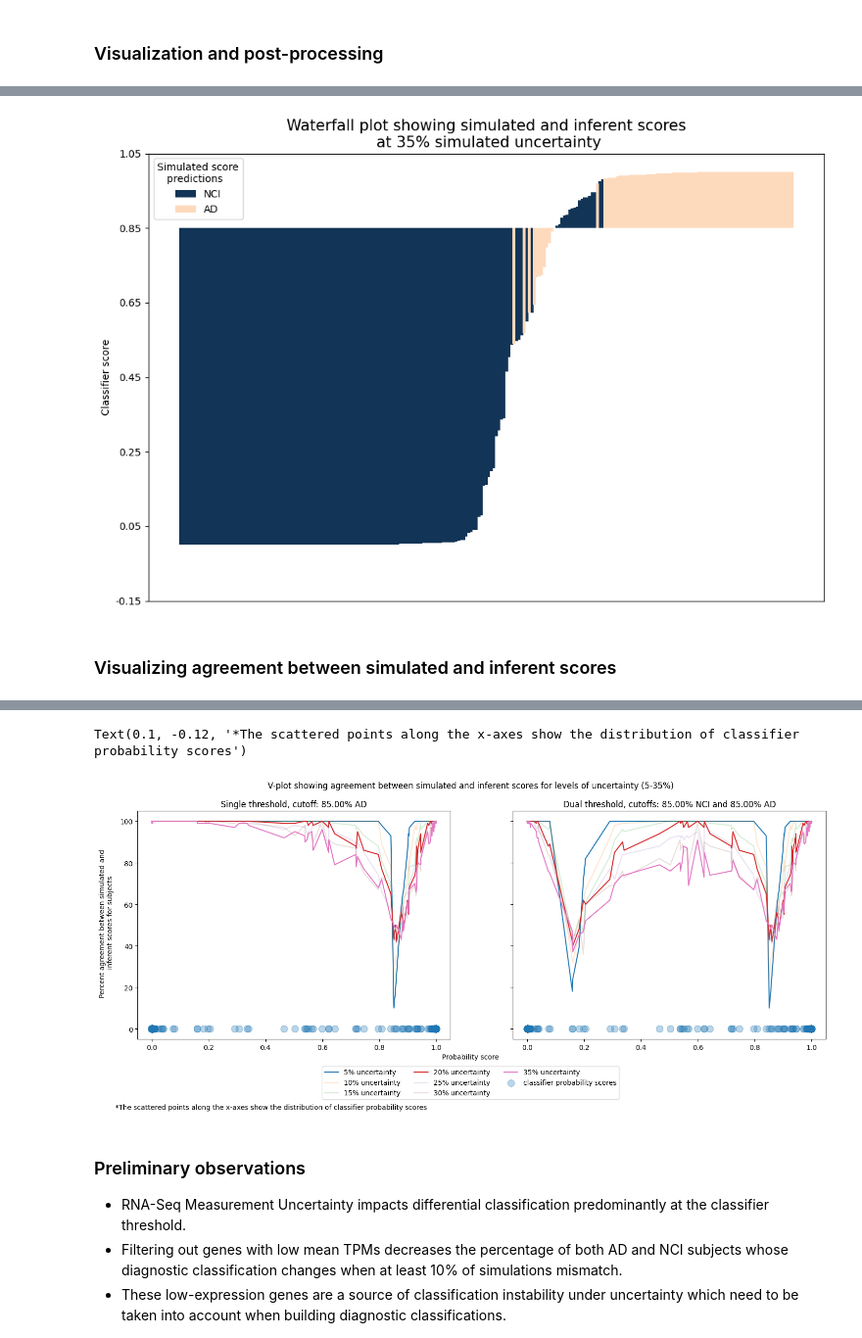
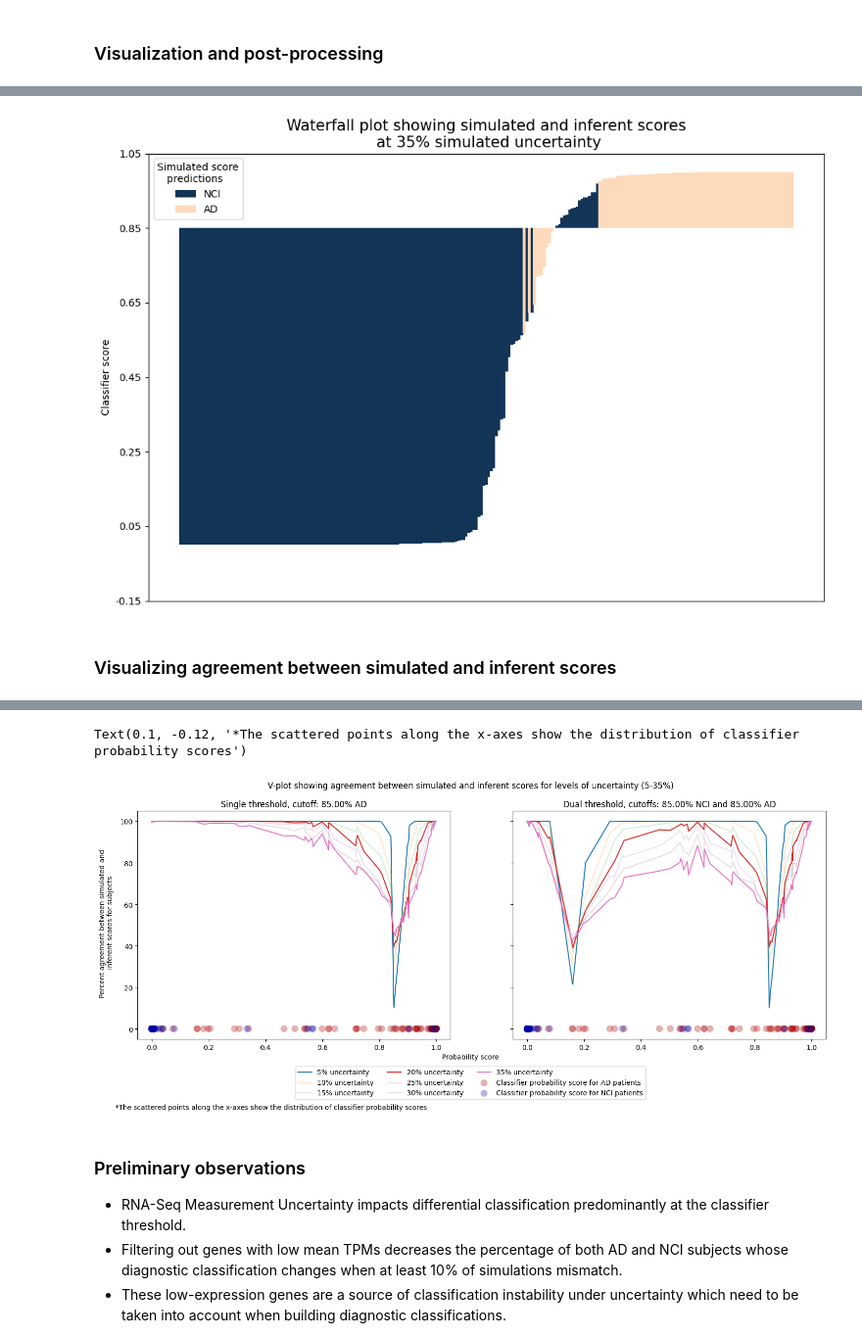
Before and after one commit to Translational-HDPM/T-HDPM_uncertainty_analysis, a Jupyter notebook: notebooks/uncertainty_analysis_adjusted_sd.ipynb, the cells around one changed output, grey strips where cells are left out. Shown at 98% size. Drawn from its saved outputs; the diff is of its cells as text; code cells hidden in the pictures.

Commit message:
Color subjects by diagnosis in V-plot

```diff
--- a/notebooks/uncertainty_analysis_adjusted_sd.ipynb
+++ b/notebooks/uncertainty_analysis_adjusted_sd.ipynb
@@ -115,7 +115,7 @@ mean_TPM = 10   # When we filter genes for analysis with a reduced feature set,
 single_thres = 0.85    # Classifier threshold above which we consider a subject to be in AD category
 dual_thres_low, dual_thres_high = 0.15, 0.85    # Cut-points for categories (in order) NCI, intermediate, AD
 # %%
-n_samples = 100   # Number of Monte Carlo samples to simulate for each subject
+n_samples = 1000   # Number of Monte Carlo samples to simulate for each subject
 uncertainties = list(range(5, 40, 5))   # Maximum percentage of noise/uncertainty to simulate. (aka coefficient of variation)
 # %%
 np.random.seed(seed)
@@ -409,7 +409,7 @@ generate_waterfall_plot(
     legend_title="Simulated score\n   predictions",
 )
 # %% [output]
-[figure, old version]
+[figure, new version]
 # %% [markdown]
 ### Visualizing agreement between simulated and inferent scores
 # %% [markdown]
@@ -443,75 +443,100 @@ dual_thres_subj_wise_disagreement = calculate_subject_wise_disagreement(
     n_samples=n_samples,
 )
 # %%
+ad_probs = gt_probs[pathos[pathos["Disease"] == "AD"].index]
+nci_probs = gt_probs[pathos[pathos["Disease"] == "NCI"].index]
+
 fig, axs = plt.subplots(nrows=1, ncols=2, sharex=True, sharey=True, figsize=(18, 6))
 plt.subplot(121)
 plot_v_plot(
     single_thres_subj_wise_agreement,
     gt_probs,
     uncertainties,
-    f"Single threshold, cutoff: {single_thres*100:.2f}% AD",
+    f"Single threshold, cutoff: {single_thres * 100:.2f}% AD",
     False,
     False,
 )
 plt.scatter(
-    gt_probs,
-    np.ones_like(gt_probs) * 0.01,
+    ad_probs,
+    np.ones_like(ad_probs) * 0.01,
     marker="o",
-    label="classifier probability scores",
+    label="Classifier probability score for AD patients",
+    c="#aa0000",
     alpha=0.3,
     s=100,
+    edgecolors="none"
 )
-
+plt.scatter(
+    nci_probs,
+    np.ones_like(nci_probs) * 0.01,
+    marker="o",
+    label="Classifier probability score for NCI patients",
+    c="#0000aa",
+    alpha=0.3,
+    s=100,
+    edgecolors="none"
+)
 plt.subplot(122)
 plot_v_plot(
     dual_thres_subj_wise_agreement,
     gt_probs,
     uncertainties,
-    f"Dual threshold, cutoffs: {(1-dual_thres_low)*100:.2f}% NCI and {dual_thres_high*100:.2f}% AD",
+    f"Dual threshold, cutoffs: {(1 - dual_thres_low) * 100:.2f}% NCI and {dual_thres_high * 100:.2f}% AD",
     False,
     False,
 )
-
 plt.scatter(
-    gt_probs,
-    np.ones_like(gt_probs) * 0.01,
+    ad_probs,
+    np.ones_like(ad_probs) * 0.01,
     marker="o",
-    label="classifier probability scores",
+    label="Classifier probability score for AD patients",
+    c="#aa0000",
     alpha=0.3,
     s=100,
+    edgecolors="none"
+)
+plt.scatter(
+    nci_probs,
+    np.ones_like(nci_probs) * 0.01,
+    marker="o",
+    label="Classifier probability score for NCI patients",
+    c="#0000aa",
+    alpha=0.3,
+    s=100,
+    edgecolors="none"
 )
 
 leg_handles, leg_labels = plt.gca().get_legend_handles_labels()
 fig.legend(
     leg_handles,
     leg_labels,
     loc="upper center",
     bbox_to_anchor=(0.5, 0.03),
     ncol=len(uncertainties) // 2,
 )
 fig.text(0.5, 0.05, "Probability score", va="center", ha="center")
 fig.text(
     0.09,
     0.5,
     "Percent agreement between simulated and\n inferent scores for subjects",
     va="center",
     ha="center",
     rotation="vertical",
 )
 
 fig.suptitle(
     "V-plot showing agreement between simulated and inferent scores for levels of uncertainty (5-35%)"
 )
 fig.text(
     0.1,
     -0.12,
     "*The scattered points along the x-axes show the distribution of classifier probability scores",
     ha="left",
     va="center",
 )
 # %% [output]
 Text(0.1, -0.12, '*The scattered points along the x-axes show the distribution of classifier probability scores')
-[figure, old version]
+[figure, new version]
 # %% [markdown]
 ### Preliminary observations
 
```
Also changed, not shown: parts of 2 cells of this notebook.
